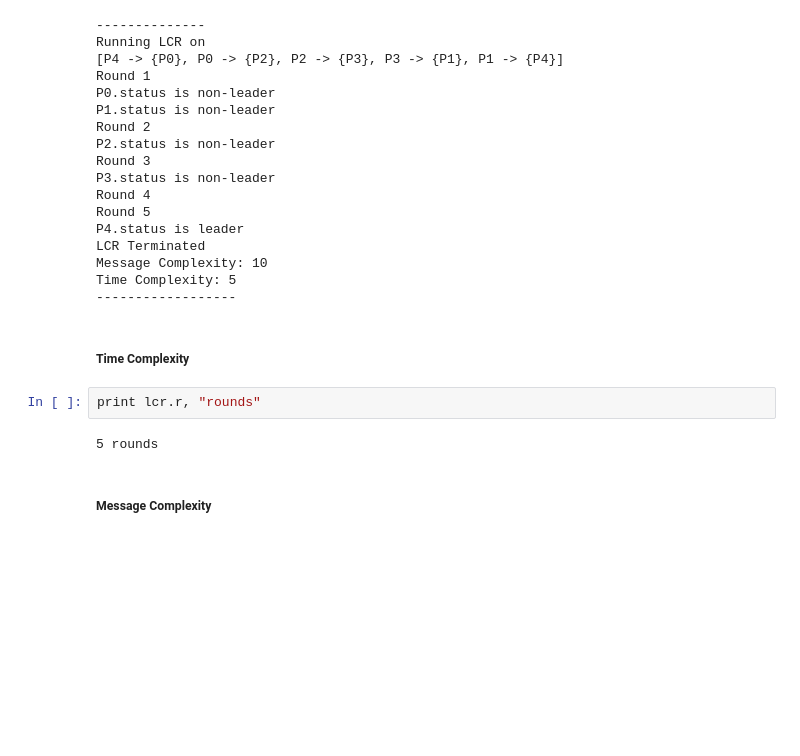
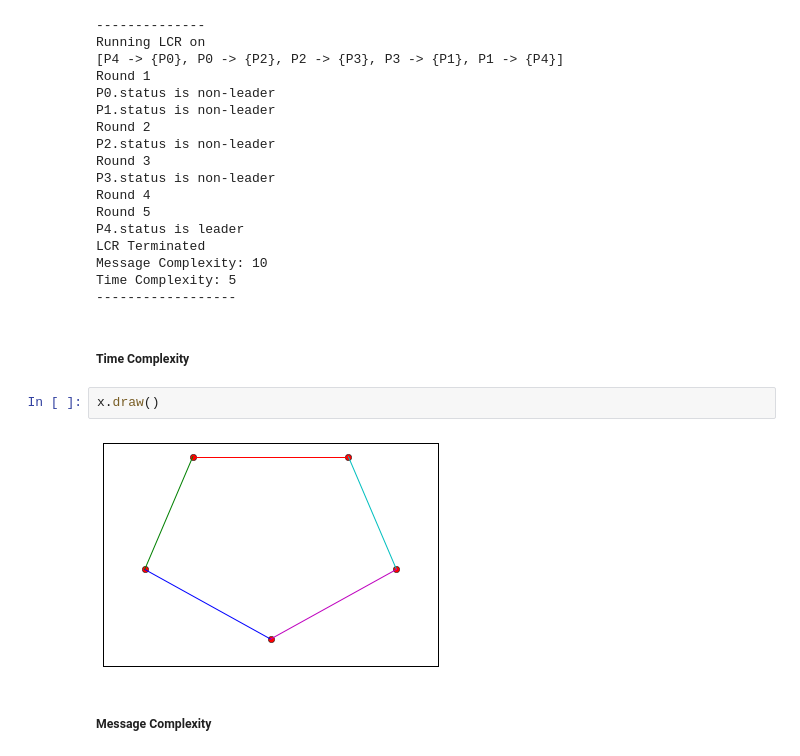
Before and after one commit to manna/datk, a Jupyter notebook: DATK Demo.ipynb, the cells around one changed output. Drawn from its saved outputs; the diff is of its cells as text; blank space fills up the shorter version.

```diff
--- a/DATK Demo.ipynb
+++ b/DATK Demo.ipynb
@@ -82,10 +82,10 @@ Time Complexity: 5
 ------------------
 # %% [markdown]
 ##### Time Complexity
-# %%
-print lcr.r, "rounds"
-# %% [output]
-5 rounds
+# %%
+x.draw()
+# %% [output]
+[figure, added]
 # %% [markdown]
 ##### Message Complexity
 # %%
```
Also changed, not shown: parts of 1 cell of this notebook, 1 other file.
